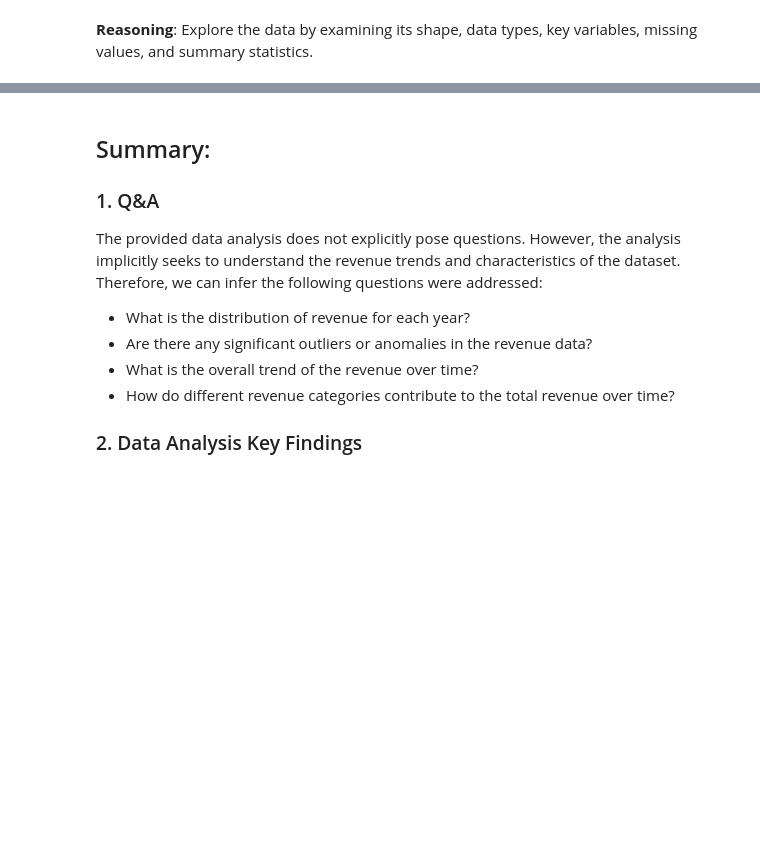
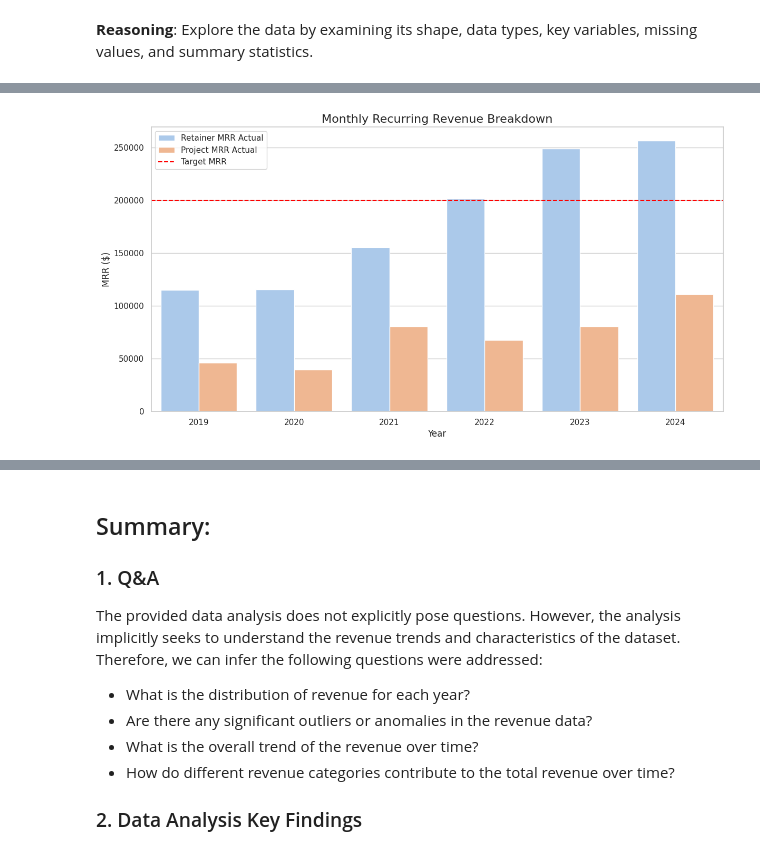
Before and after one commit to chipojaya1/pro_bono_dd, a Jupyter notebook: Efficiency_Report.ipynb, the cells around one changed output, grey strips where cells are left out. Cells and saved outputs as stored; diff of their text form; code cells hidden in the pictures; blank space fills up the shorter version.

```diff
--- a/Efficiency_Report.ipynb
+++ b/Efficiency_Report.ipynb
@@ -229,0 +204,16 @@ Generate histograms, box plots, and a line plot to visualize the distribution an
+# %%
+# Step 4: MRR Analysis
+plt.figure(figsize=(14,7))
+mrr = financial.melt(id_vars='Year',
+                    value_vars=['Retainer MRR Actual', 'Project MRR Actual'],
+                    var_name='Type',
+                    value_name='MRR')
+
+sns.barplot(data=mrr, x='Year', y='MRR', hue='Type')
+plt.title('Monthly Recurring Revenue Breakdown', fontsize=16)
+plt.ylabel('MRR ($)')
+plt.axhline(y=200000, color='red', linestyle='--', label='Target MRR')
+plt.legend()
+plt.show()
+# %% [output]
+[figure, added]
```
Also changed, not shown: parts of 59 cells of this notebook.
